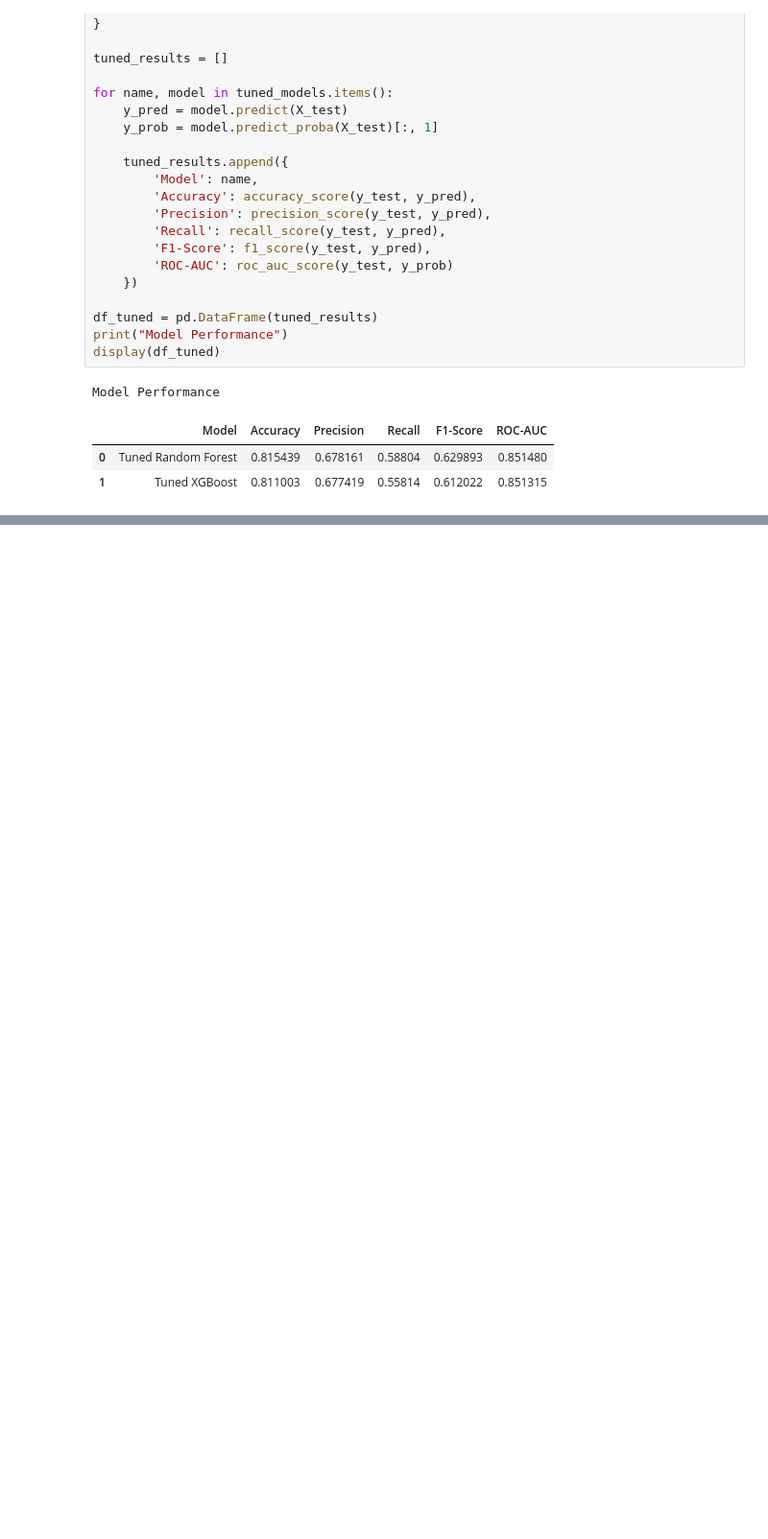
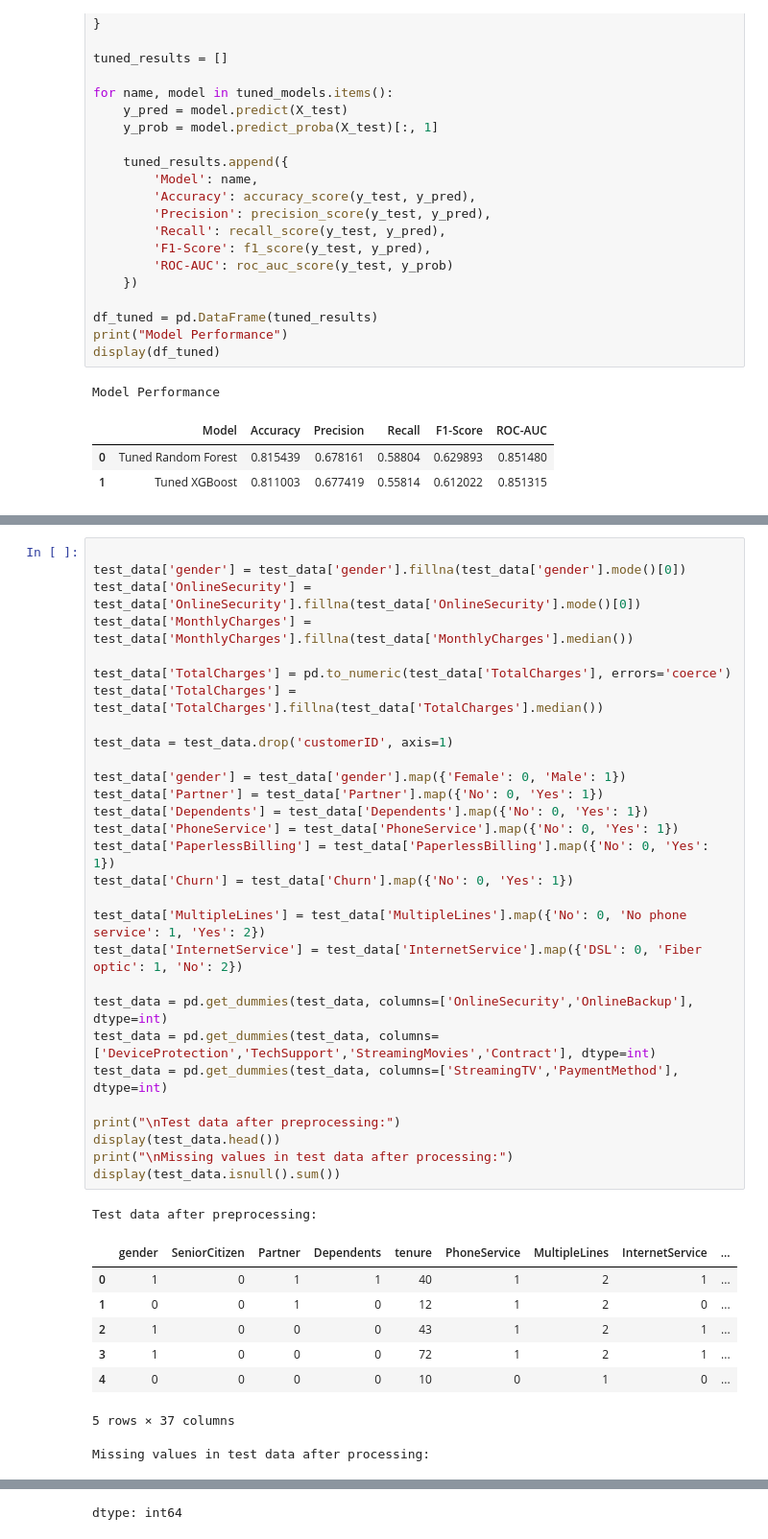
Before and after one commit to Aravindmu/Supervised-Learning-, a Jupyter notebook: Supervised_Learning.ipynb, the cells around one changed output, grey strips where cells are left out. Shown at 96% size. Drawn from its saved outputs; the diff is of its cells as text; blank space fills up the shorter version.

```diff
--- a/Supervised_Learning.ipynb
+++ b/Supervised_Learning.ipynb
@@ -520,0 +558,39 @@ Model Performance
+# %%
+
+test_data['gender'] = test_data['gender'].fillna(test_data['gender'].mode()[0])
+test_data['OnlineSecurity'] = test_data['OnlineSecurity'].fillna(test_data['OnlineSecurity'].mode()[0])
+test_data['MonthlyCharges'] = test_data['MonthlyCharges'].fillna(test_data['MonthlyCharges'].median())
+
+test_data['TotalCharges'] = pd.to_numeric(test_data['TotalCharges'], errors='coerce')
+test_data['TotalCharges'] = test_data['TotalCharges'].fillna(test_data['TotalCharges'].median())
+
+test_data = test_data.drop('customerID', axis=1)
+
+test_data['gender'] = test_data['gender'].map({'Female': 0, 'Male': 1})
+test_data['Partner'] = test_data['Partner'].map({'No': 0, 'Yes': 1})
+test_data['Dependents'] = test_data['Dependents'].map({'No': 0, 'Yes': 1})
+test_data['PhoneService'] = test_data['PhoneService'].map({'No': 0, 'Yes': 1})
+test_data['PaperlessBilling'] = test_data['PaperlessBilling'].map({'No': 0, 'Yes': 1})
+test_data['Churn'] = test_data['Churn'].map({'No': 0, 'Yes': 1})
+
+test_data['MultipleLines'] = test_data['MultipleLines'].map({'No': 0, 'No phone service': 1, 'Yes': 2})
+test_data['InternetService'] = test_data['InternetService'].map({'DSL': 0, 'Fiber optic': 1, 'No': 2})
+
+test_data = pd.get_dummies(test_data, columns=['OnlineSecurity','OnlineBackup'], dtype=int)
+test_data = pd.get_dummies(test_data, columns=['DeviceProtection','TechSupport','StreamingMovies','Contract'], dtype=int)
+test_data = pd.get_dummies(test_data, columns=['StreamingTV','PaymentMethod'], dtype=int)
+
+print("\nTest data after preprocessing:")
+display(test_data.head())
+print("\nMissing values in test data after processing:")
+display(test_data.isnull().sum())
+# %% [output]
+Test data after preprocessing:
+|  | gender | SeniorCitizen | Partner | Dependents | tenure | PhoneService | MultipleLines | InternetService | ... |
+| 0 | 1 | 0 | 1 | 1 | 40 | 1 | 2 | 1 | ... |
+| 1 | 0 | 0 | 1 | 0 | 12 | 1 | 2 | 0 | ... |
+| 2 | 1 | 0 | 0 | 0 | 43 | 1 | 2 | 1 | ... |
+| 3 | 1 | 0 | 0 | 0 | 72 | 1 | 2 | 1 | ... |
+| 4 | 0 | 0 | 0 | 0 | 10 | 0 | 1 | 0 | ... |
+5 rows × 37 columns
+Missing values in test data after processing:
@@ -520,0 +614 @@ Model Performance
+dtype: int64
```
Also changed, not shown: parts of 7 cells of this notebook.
